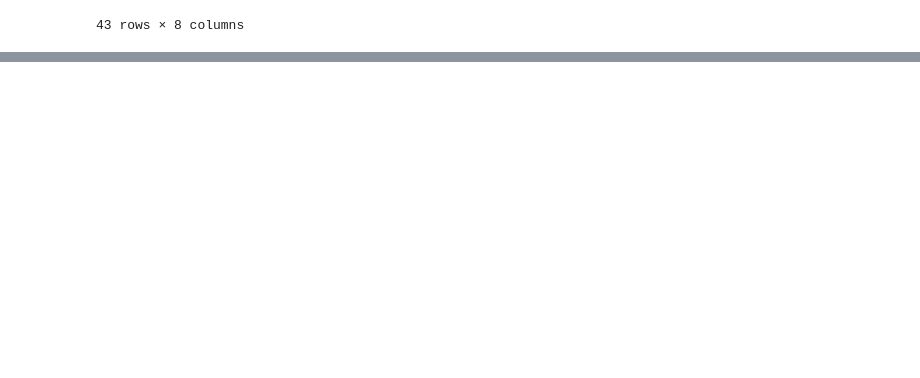
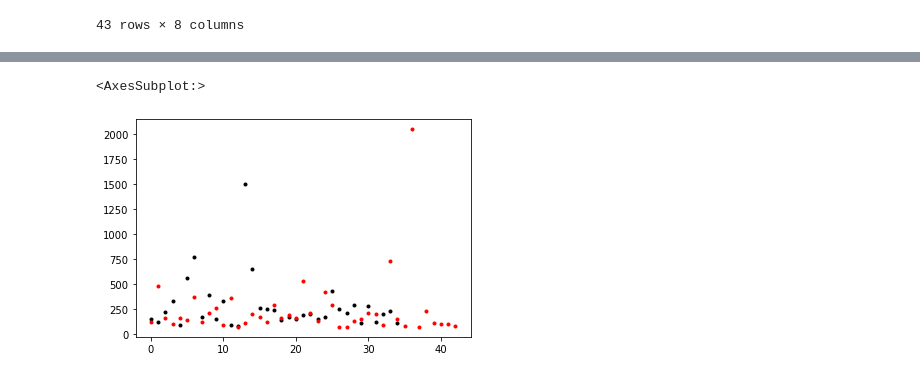
Before and after one commit to datormx/IngenieriaDatosPython, a Jupyter notebook: Platzi Data Live.ipynb, the cells around one changed output, grey strips where cells are left out. Drawn from its saved outputs; the diff is of its cells as text; code cells hidden in the pictures; blank space fills up the shorter version.

```diff
--- a/Platzi Data Live.ipynb
+++ b/Platzi Data Live.ipynb
@@ -714,0 +823,6 @@ clean_data_from_recipe
+# %%
+clean_lajornada['n_tokens_body'].plot(style='k.')
+clean_el_universal['n_tokens_body'].plot(style='r.')
+# %% [output]
+<AxesSubplot:>
+[figure, added]
```
Also changed, not shown: parts of 16 cells of this notebook, 4 other files.
